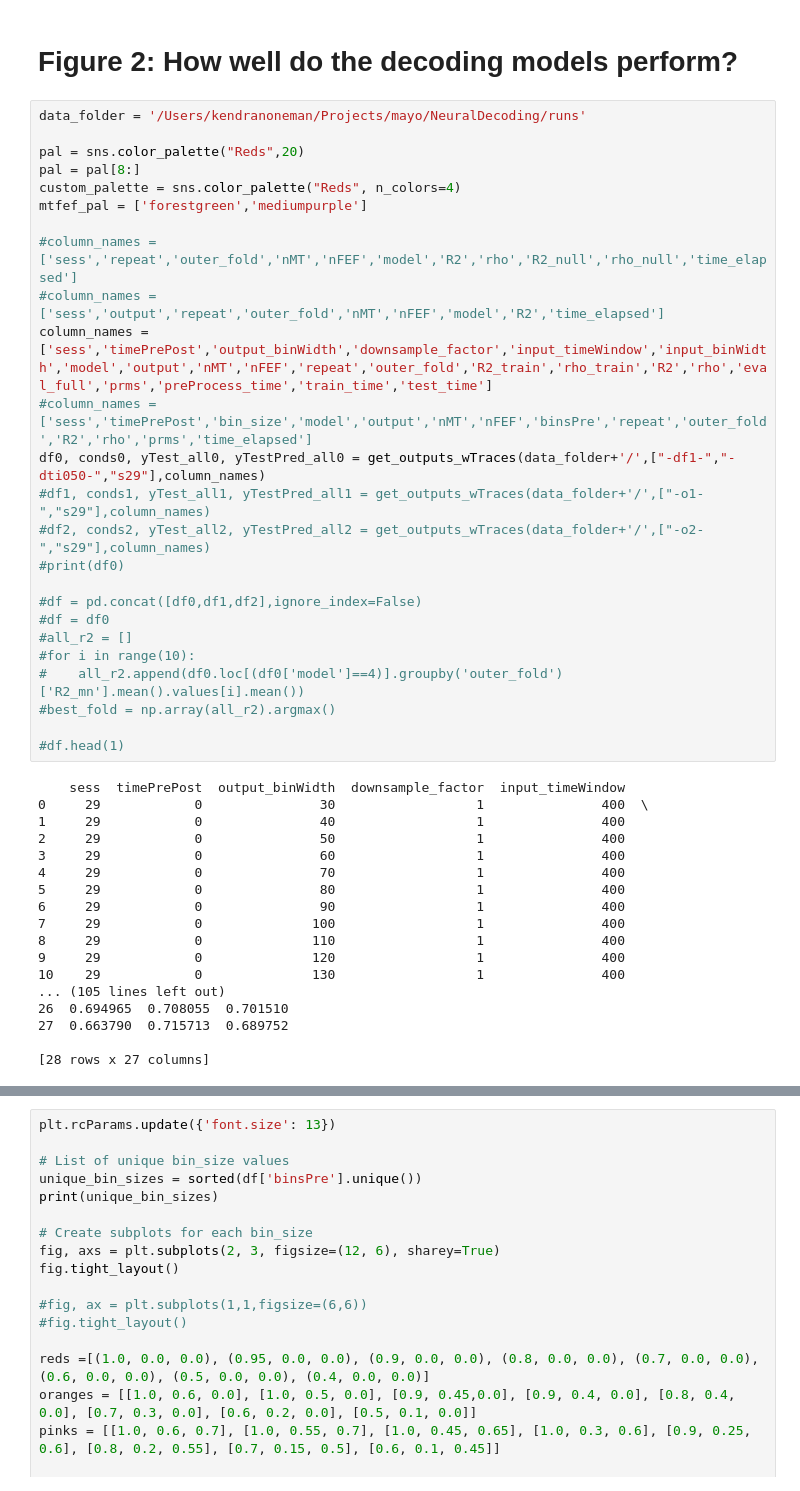
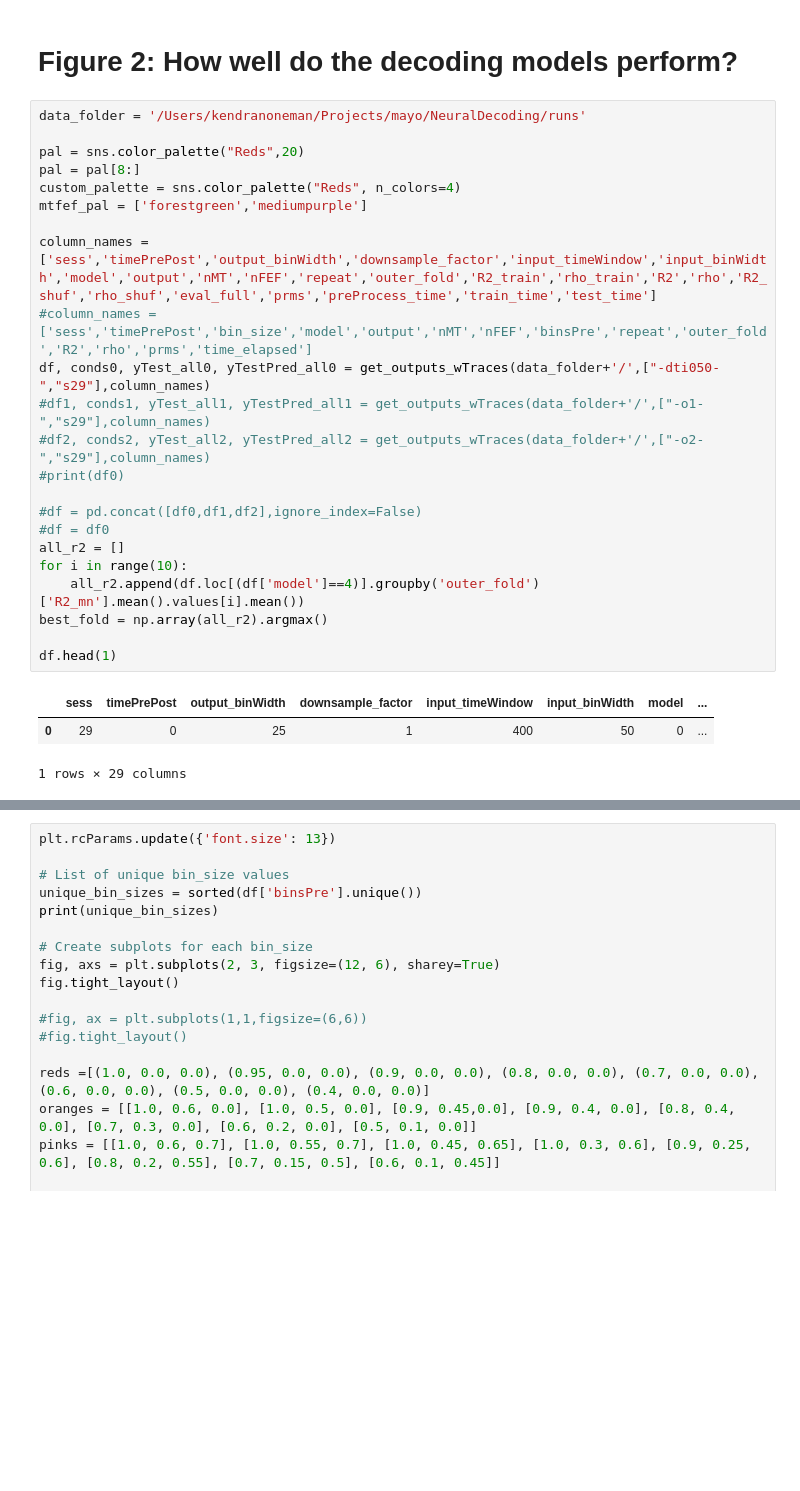
Before and after one commit to mayolabvision/NeuralDecoding, a Jupyter notebook: analyses/Manuscript_Plots.ipynb, the cells around one changed output, grey strips where cells are left out. Saved outputs shown, nothing was run; the diff lists cells and outputs as text; blank space fills up the shorter version.

```diff
--- a/analyses/Manuscript_Plots.ipynb
+++ b/analyses/Manuscript_Plots.ipynb
@@ -97,43 +142,27 @@ ax.spines['left'].set_visible(False)
 # %%
 data_folder = '/Users/kendranoneman/Projects/mayo/NeuralDecoding/runs'
 
 pal = sns.color_palette("Reds",20)
 pal = pal[8:]
 custom_palette = sns.color_palette("Reds", n_colors=4)
 mtfef_pal = ['forestgreen','mediumpurple']
 
-#column_names = ['sess','repeat','outer_fold','nMT','nFEF','model','R2','rho','R2_null','rho_null','time_elapsed']
-#column_names = ['sess','output','repeat','outer_fold','nMT','nFEF','model','R2','time_elapsed']
-column_names = ['sess','timePrePost','output_binWidth','downsample_factor','input_timeWindow','input_binWidth','model','output','nMT','nFEF','repeat','outer_fold','R2_train','rho_train','R2','rho','eval_full','prms','preProcess_time','train_time','test_time']
+column_names = ['sess','timePrePost','output_binWidth','downsample_factor','input_timeWindow','input_binWidth','model','output','nMT','nFEF','repeat','outer_fold','R2_train','rho_train','R2','rho','R2_shuf','rho_shuf','eval_full','prms','preProcess_time','train_time','test_time']
 #column_names = ['sess','timePrePost','bin_size','model','output','nMT','nFEF','binsPre','repeat','outer_fold','R2','rho','prms','time_elapsed']
-df0, conds0, yTest_all0, yTestPred_all0 = get_outputs_wTraces(data_folder+'/',["-df1-","-dti050-","s29"],column_names)
+df, conds0, yTest_all0, yTestPred_all0 = get_outputs_wTraces(data_folder+'/',["-dti050-","s29"],column_names)
 #df1, conds1, yTest_all1, yTestPred_all1 = get_outputs_wTraces(data_folder+'/',["-o1-","s29"],column_names)
 #df2, conds2, yTest_all2, yTestPred_all2 = get_outputs_wTraces(data_folder+'/',["-o2-","s29"],column_names)
 #print(df0)
 
 #df = pd.concat([df0,df1,df2],ignore_index=False)
 #df = df0
-#all_r2 = []
-#for i in range(10):
-#    all_r2.append(df0.loc[(df0['model']==4)].groupby('outer_fold')['R2_mn'].mean().values[i].mean())
-#best_fold = np.array(all_r2).argmax()
+all_r2 = []
+for i in range(10):
+    all_r2.append(df.loc[(df['model']==4)].groupby('outer_fold')['R2_mn'].mean().values[i].mean())
+best_fold = np.array(all_r2).argmax()
 
-#df.head(1)
+df.head(1)
 # %% [output]
+|  | sess | timePrePost | output_binWidth | downsample_factor | input_timeWindow | input_binWidth | model | ... |
+| 0 | 29 | 0 | 25 | 1 | 400 | 50 | 0 | ... |
-    sess  timePrePost  output_binWidth  downsample_factor  input_timeWindow
-0     29            0               30                  1               400  \
-1     29            0               40                  1               400
-2     29            0               50                  1               400
-3     29            0               60                  1               400
-4     29            0               70                  1               400
-5     29            0               80                  1               400
-6     29            0               90                  1               400
-7     29            0              100                  1               400
-8     29            0              110                  1               400
-9     29            0              120                  1               400
-10    29            0              130                  1               400
-... (105 lines left out)
-26  0.694965  0.708055  0.701510
-27  0.663790  0.715713  0.689752
-
-[28 rows x 27 columns]
+1 rows × 29 columns
```
Also changed, not shown: parts of 5 cells of this notebook, 1 other file.
